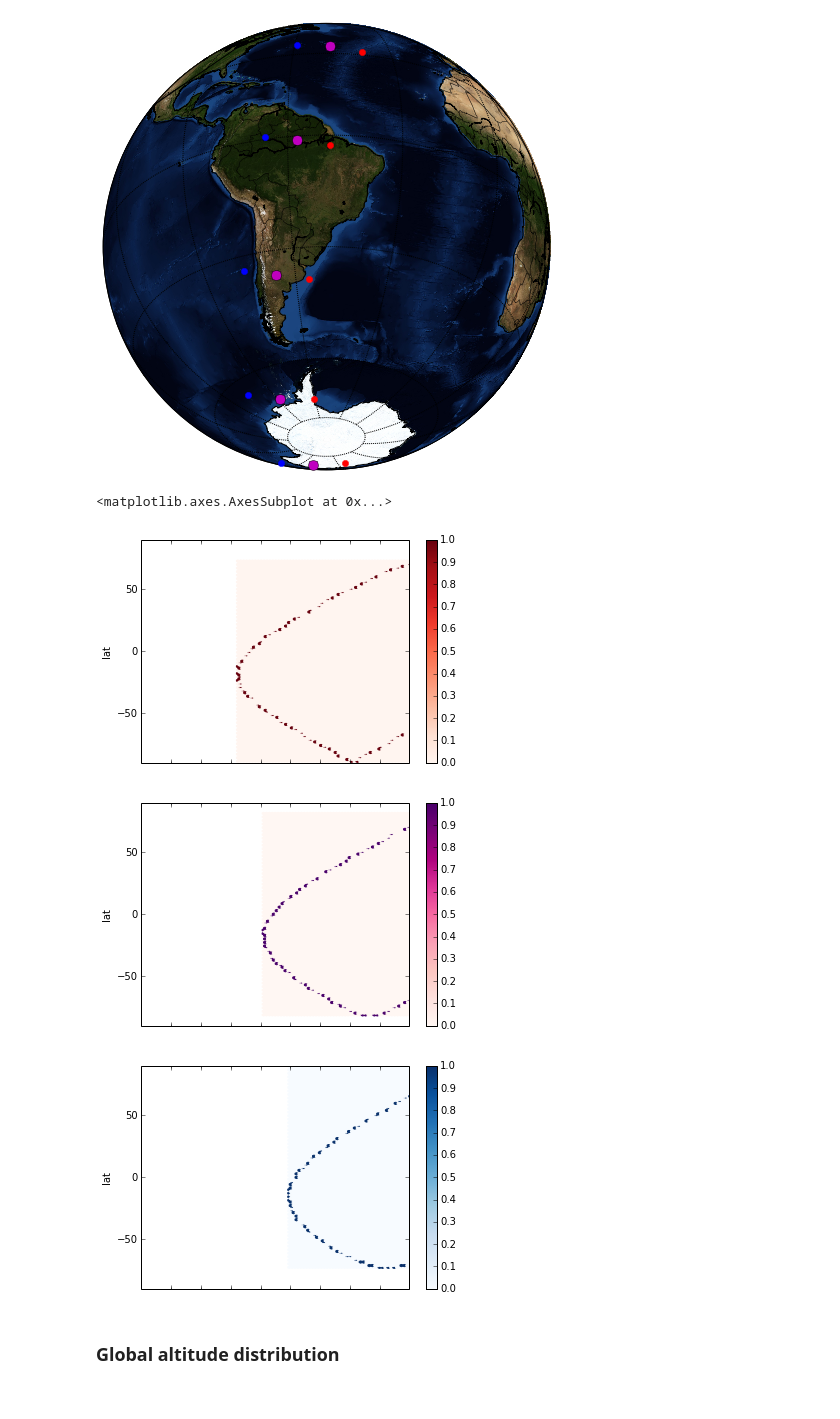
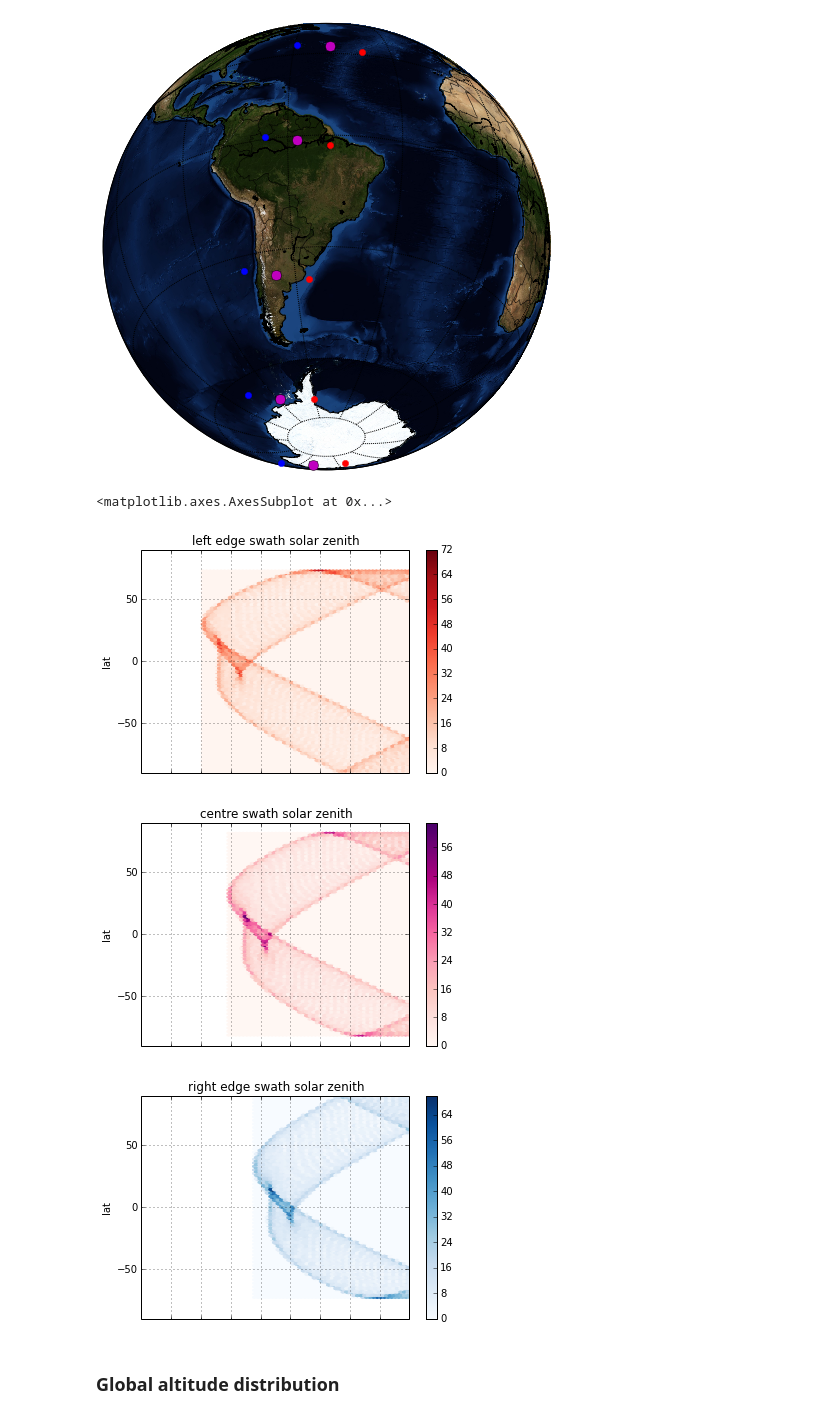
Before and after one commit to malapradej/Fluorescence_PhD, a Jupyter notebook: DASF/DASF_WB2_Atmos.ipynb, the cells around one changed output. Drawn from its saved outputs; the diff is of its cells as text; code cells hidden in the pictures.

```diff
--- a/DASF/DASF_WB2_Atmos.ipynb
+++ b/DASF/DASF_WB2_Atmos.ipynb
@@ -252,7 +255,7 @@ szen_df.save(fn)
 # %%
 # load the dataframe if required
 fn = 'orbit_szen.pkl'
-szen_df = pd.load(fn)
+szen_df = pd.read_pickle(fn)
 # %%
 # Test the orbits to see if agrees with our GOME-2 observations and it does. I checked the solar zeniths
 # at the extremes of the swath and it agrees to within 1 degree. The orbit below is the same used for our
@@ -319,21 +322,31 @@ plt.show()
 # %%
 # plot the latitudes against solar zenith angles
 %matplotlib inline
 
 #plt.hexbin(x=szen_df.dropna().szen.values, y=szen_df.dropna().lat.values, cmap='Reds')
 #plt.xlabel('szen')
 #plt.ylabel('lat')
 #plt.xlim(0,90)
 #plt.ylim(-90,90)
 
-szen_df.xs('left', level='pos').plot(x='szen', y='lat', xlim=(0,90), ylim=(-90,90), kind='hexbin', colormap='Reds' )
-szen_df.xs('centre', level='pos').plot(x='szen', y='lat', xlim=(0,90), ylim=(-90,90), kind='hexbin', colormap='RdPu' )
-szen_df.xs('right', level='pos').plot(x='szen', y='lat', xlim=(0,90), ylim=(-90,90), kind='hexbin', colormap='Blues' )
+szen_df.xs('left', level='pos').plot(x='szen', y='lat', xlim=(0,90), ylim=(-90,90), kind='hexbin', colormap='Reds',\
+        title='left edge swath solar zenith', grid=True)
+szen_df.xs('centre', level='pos').plot(x='szen', y='lat', xlim=(0,90), ylim=(-90,90), kind='hexbin', colormap='RdPu',\
+        title='centre swath solar zenith', grid=True)
+szen_df.xs('right', level='pos').plot(x='szen', y='lat', xlim=(0,90), ylim=(-90,90), kind='hexbin', colormap='Blues',\
+        title='right edge swath solar zenith', grid=True)
+
+# note how the left swath edge has a lower maximum norhtern latitude as it should be. With inclination at .... on the
+# daytime side cwith a north to south node crossing the latitude on the same scan of the left edge will always be less
+# than the centre or the right edge. The opposite is true for the southern hemisphere.
+# The right swath edge has the higher solar zenith angle due to being on the far side opposite the sun. Norhern extremes
+# on bands/strips made are the June solstice solar zenith values, and southern extremes the December solstice values.
+# the range for accepted solar zenith angles for all daytime orbits globally is between 20 and 90 degrees.
 # %% [output]
 <matplotlib.axes.AxesSubplot at 0x...>
-[figure, old version]
+[figure, new version]
-[figure, old version]
+[figure, new version]
-[figure, old version]
+[figure, new version]
 # %% [markdown]
 ### Global altitude distribution
 # %%
```
Also changed, not shown: parts of 3 cells of this notebook, 1 other file.
